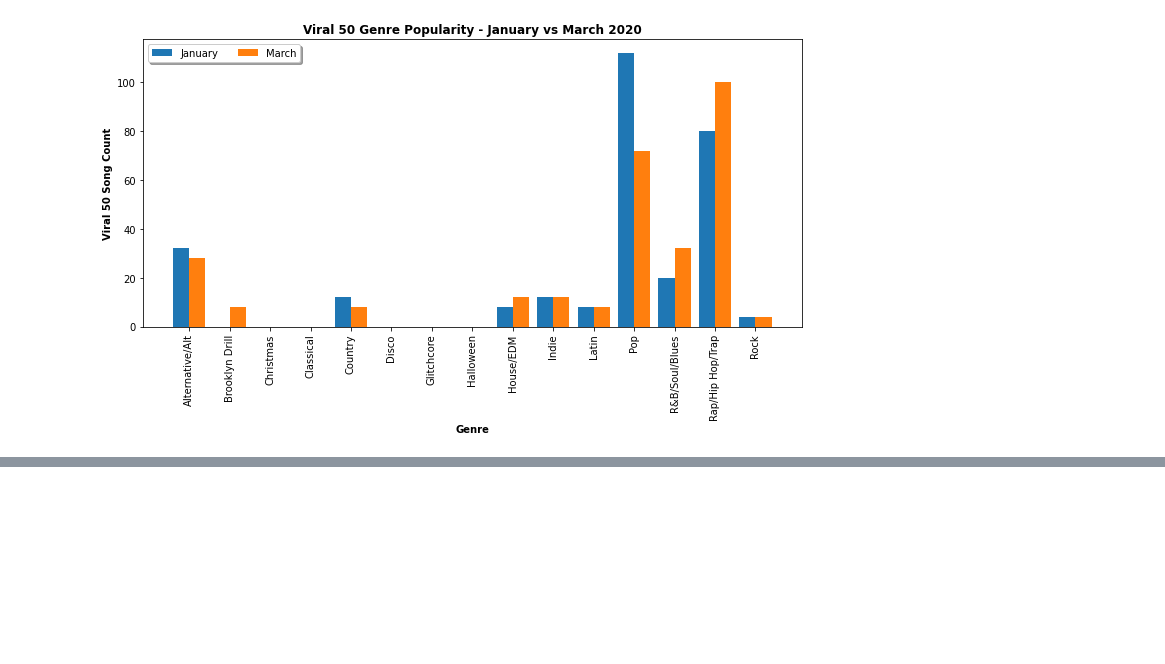
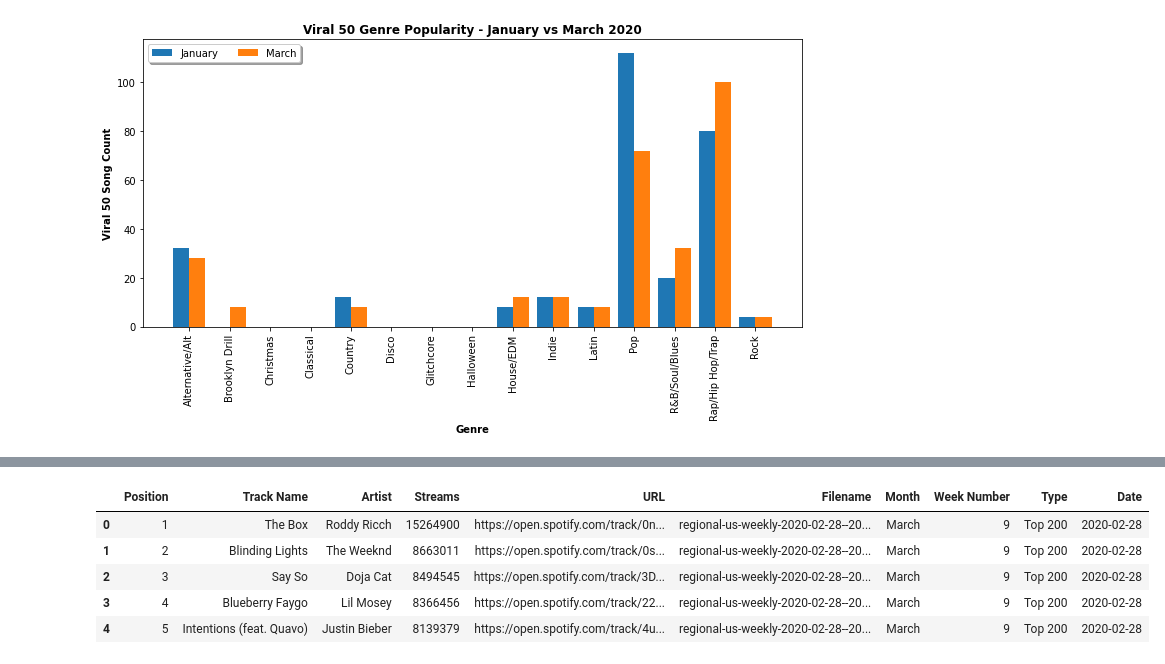
Before and after one commit to Teablee/project-one, a Jupyter notebook: royster.ipynb, the cells around one changed output, grey strips where cells are left out. Saved outputs shown, nothing was run; the diff lists cells and outputs as text; code cells hidden in the pictures; blank space fills up the shorter version.

```diff
--- a/royster.ipynb
+++ b/royster.ipynb
@@ -301,0 +338,36 @@ plt.show()
+# %%
+# top 200 slicing is (19,29)
+
+# merge top 200 for March
+files = glob.glob('/Users/amber/Desktop/GitHub/project-one/Data/top_200/mar/*.csv')
+mar_top_200 = pd.concat([pd.read_csv(fp, skiprows=[0], skip_blank_lines=True).assign(Filename=os.path.basename(fp)) for fp in files])
+
+mar_top_200['Month']=''
+mar_top_200['Week Number']=''
+mar_top_200['Type']=''
+
+# Extract Date from Filename using slice
+mar_top_200['Date'] = mar_top_200['Filename'].str.slice(19,29)
+
+# Convert to datetime
+mar_top_200['Date'] = pd.to_datetime(mar_top_200['Date'])
+
+# Get Week Number from Date
+mar_top_200['Week Number'] = mar_top_200['Date'].dt.isocalendar().week
+
+for index, row in mar_top_200.iterrows():
+    mar_top_200.loc[index, 'Month'] = 'March'
+    mar_top_200.loc[index, 'Type'] = 'Top 200'
+
+mar_top_200 = mar_top_200.sort_values(['Week Number', 'Position'], ascending=True)
+
+mar_top_200.to_csv('/Users/amber/Desktop/GitHub/project-one/Data/top_200/mar/mar_top_200.csv')
+
+mar_top_200.head()
+# %% [output]
+|  | Position | Track Name | Artist | Streams | URL | Filename | Month | Week Number | Type | Date |
+| 0 | 1 | The Box | Roddy Ricch | 15264900 | https://open.spotify.com/track/0n... | regional-us-weekly-2020-02-28--20... | March | 9 | Top 200 | 2020-02-28 |
+| 1 | 2 | Blinding Lights | The Weeknd | 8663011 | https://open.spotify.com/track/0s... | regional-us-weekly-2020-02-28--20... | March | 9 | Top 200 | 2020-02-28 |
+| 2 | 3 | Say So | Doja Cat | 8494545 | https://open.spotify.com/track/3D... | regional-us-weekly-2020-02-28--20... | March | 9 | Top 200 | 2020-02-28 |
+| 3 | 4 | Blueberry Faygo | Lil Mosey | 8366456 | https://open.spotify.com/track/22... | regional-us-weekly-2020-02-28--20... | March | 9 | Top 200 | 2020-02-28 |
+| 4 | 5 | Intentions (feat. Quavo) | Justin Bieber | 8139379 | https://open.spotify.com/track/4u... | regional-us-weekly-2020-02-28--20... | March | 9 | Top 200 | 2020-02-28 |
```
Also changed, not shown: parts of 1 cell of this notebook, 2 other files.
